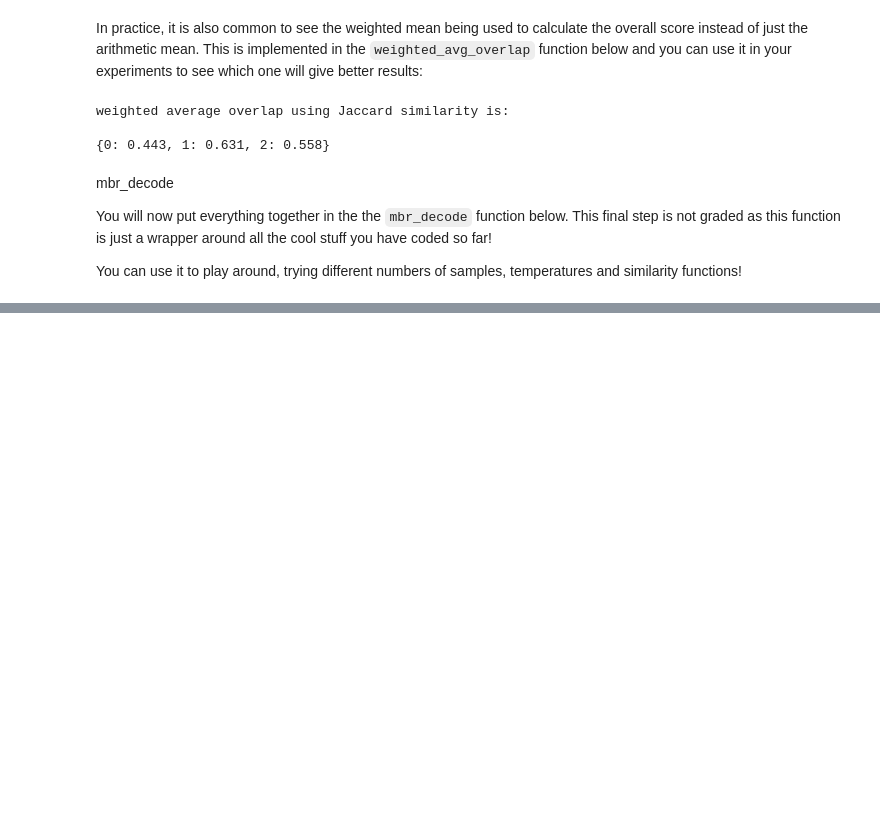
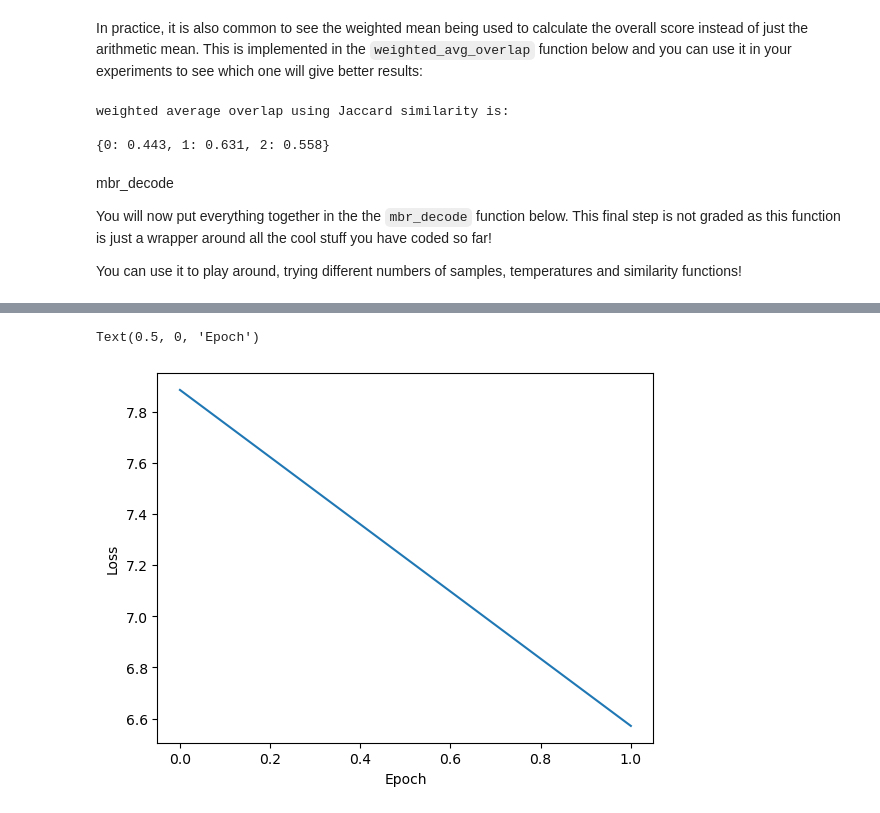
Before and after one commit to mysakbm/workshops, a Jupyter notebook: text/NLP - Attention Models.ipynb, the cells around one changed output, grey strips where cells are left out. Drawn from its saved outputs; the diff is of its cells as text; code cells hidden in the pictures; blank space fills up the shorter version.

```diff
--- a/text/NLP - Attention Models.ipynb
+++ b/text/NLP - Attention Models.ipynb
@@ -1855,0 +2338,9 @@ Selected translation: eu estou .
+# %%
+data_dir = "transfomer_soubory/corpus"
+
+train_data, test_data = utils_att.get_train_test_data(data_dir)
+
+# Take one example from the dataset and print it
+example_summary, example_dialogue = train_data.iloc[10]
+print(f"Dialogue:\n{example_dialogue}")
+print(f"\nSummary:\n{example_summary}")
@@ -1855,0 +2368,3 @@ Selected translation: eu estou .
+# %%
+document, summary = utils_att.preprocess(train_data)
+document_test, summary_test = utils_att.preprocess(test_data)
@@ -1855,0 +3380,29 @@ Selected translation: eu estou .
+# %%
+# Take an example from the test set, to monitor it during training
+test_example = 0
+true_summary = summary_test[test_example]
+true_document = document_test[test_example]
+
+# Define the number of epochs
+epochs = 2
+
+# Training loop
+for epoch in range(epochs):
+
+    start = time.time()
+    train_loss.reset_state()
+    number_of_batches=len(list(enumerate(dataset)))
+
+    for (batch, (inp, tar)) in enumerate(dataset):
+        print(f'Epoch {epoch+1}, Batch {batch+1}/{number_of_batches}', end='\r')
+        train_step(transformer, inp, tar)
+
+    print (f'Epoch {epoch+1}, Loss {train_loss.result():.4f}')
+    losses.append(train_loss.result())
+
+    print (f'Time taken for one epoch: {time.time() - start} sec')
+    print('Example summarization on the test set:')
+    print('  True summarization:')
+    print(f'    {true_summary}')
+    print('  Predicted summarization:')
+    print(f'    {summarize(transformer, true_document)}\n')
@@ -1855,0 +3425,7 @@ Selected translation: eu estou .
+# %%
+plt.plot(losses)
+plt.ylabel('Loss')
+plt.xlabel('Epoch')
+# %% [output]
+Text(0.5, 0, 'Epoch')
+[figure, added]
```
Also changed, not shown: parts of 120 cells of this notebook, 5 other files.
